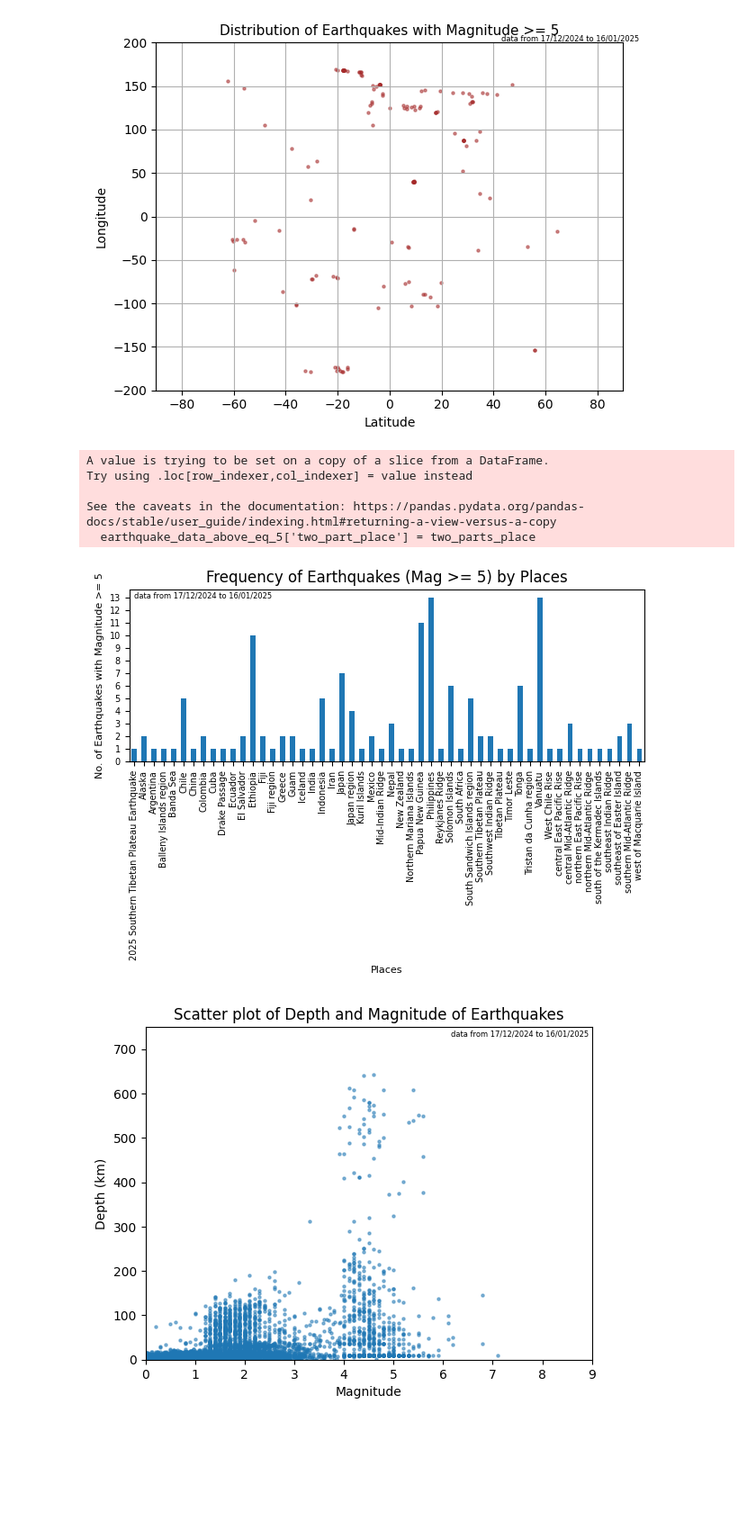
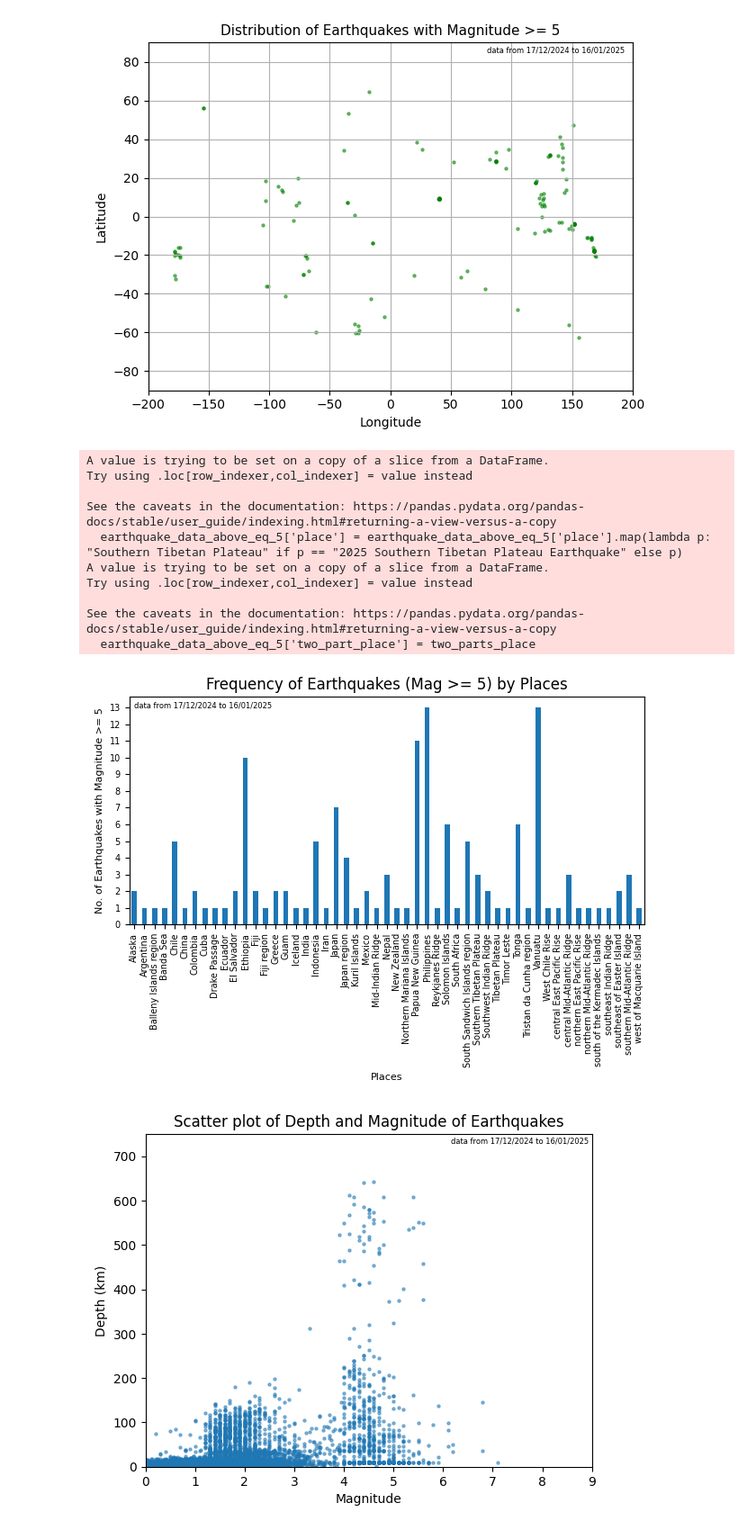
Before and after one commit to pkdc/earthquake-data-analysis, a Jupyter notebook: earthquake.ipynb, the cells around one changed output. Shown: that part at 90% size. Drawn from its saved outputs; the diff is of its cells as text; code cells hidden in the pictures; blank space fills up the shorter version.

```diff
--- a/earthquake.ipynb
+++ b/earthquake.ipynb
@@ -123,19 +139,19 @@ lat_above_eq_5 = earthquake_data_above_eq_5['latitude']
 lng_above_eq_5 = earthquake_data_above_eq_5['longitude']
 
 # Scatter plot for earthquakes with magnitude >= 5
-eq_above_equal_5_scatter = ax.scatter(lat_above_eq_5, lng_above_eq_5, s=5, c='brown', marker='o', alpha=0.5)
+eq_above_equal_5_scatter = ax.scatter(lng_above_eq_5, lat_above_eq_5, s=5, c='green', marker='o', alpha=0.5)
 
 # Set title and labels for the second subplot
 ax.set_title('Distribution of Earthquakes with Magnitude >= 5', fontsize=11)
-ax.set_xlabel('Latitude')
-ax.set_ylabel('Longitude')
-ax.set_xlim(-90, 90)
-ax.set_ylim(-200, 200)
+ax.set_ylabel('Latitude')
+ax.set_xlabel('Longitude')
+ax.set_ylim(-90, 90)
+ax.set_xlim(-200, 200)
 ax.grid()
 ax.plot()
 
 # Add text annotation to the plot
-t1 = ax.text(43, 202, 'data from 17/12/2024 to 16/01/2025', fontsize=6)
+t1 = ax.text(80, 85, 'data from 17/12/2024 to 16/01/2025', fontsize=6)
 
 # Adjust layout to prevent overlap
 plt.tight_layout()
@@ -144,9 +160,11 @@ plt.tight_layout()
 filename = 'earthquakes_dist_mag_5.jpeg'
 plt.savefig(filename, format = 'jpeg')
 # %% [output]
-[figure, old version]
+[figure, new version]
 # %%
 import re
+
+earthquake_data_above_eq_5['place'] = earthquake_data_above_eq_5['place'].map(lambda p: "Southern Tibetan Plateau" if p == "2025 Southern Tibetan Plateau Earthquake" else p)
 
 # Function to extract second part of place from the 'place' column if it contains two parts
 def extract_place(row):
@@ -166,34 +184,39 @@ earthquake_data_above_eq_5['two_part_place'] = two_parts_place
 extracted_place = earthquake_data_above_eq_5.apply(extract_place, axis=1)
 earthquake_data_above_eq_5 = earthquake_data_above_eq_5.assign(extracted_place=extracted_place)
 
 # Group by the extracted place and count the occurrences
 data_grp_place = earthquake_data_above_eq_5.groupby('extracted_place').size()
 max_y = data_grp_place.max()
 
 # Plot the grouped data
 data_grp_place.plot(kind='bar')
 plt.title('Frequency of Earthquakes (Mag >= 5) by Places')
 plt.ylabel('No. of Earthquakes with Magnitude >= 5', fontsize=8)
 yticks = np.arange(0, max_y + 1)
 plt.yticks(yticks, fontsize=7)
 plt.xlabel('Places', fontsize=8)
 plt.xticks(fontsize=7)
 
 # Add text annotation to the plot
 plt.text(0, 13, 'data from 17/12/2024 to 16/01/2025', fontsize=6)
 
 plt.tight_layout()
 
 # save the output as a jpeg
 filename = 'earthquakes_places.jpeg'
 plt.savefig(filename, format = 'jpeg')
 # %% [output]
+A value is trying to be set on a copy of a slice from a DataFrame.
+Try using .loc[row_indexer,col_indexer] = value instead
+
+See the caveats in the documentation: https://pandas.pydata.org/pandas-docs/stable/user_guide/indexing.html#returning-a-view-versus-a-copy
+  earthquake_data_above_eq_5['place'] = earthquake_data_above_eq_5['place'].map(lambda p: "Southern Tibetan Plateau" if p == "2025 Southern Tibetan Plateau Earthquake" else p)
 A value is trying to be set on a copy of a slice from a DataFrame.
 Try using .loc[row_indexer,col_indexer] = value instead
 
 See the caveats in the documentation: https://pandas.pydata.org/pandas-docs/stable/user_guide/indexing.html#returning-a-view-versus-a-copy
   earthquake_data_above_eq_5['two_part_place'] = two_parts_place
-[figure, old version]
+[figure, new version]
 # %%
 # Scatter plot for depth vs magnitude
 x = earthquake_data['mag']
```
Also changed, not shown: parts of 2 cells of this notebook, 4 other files.
